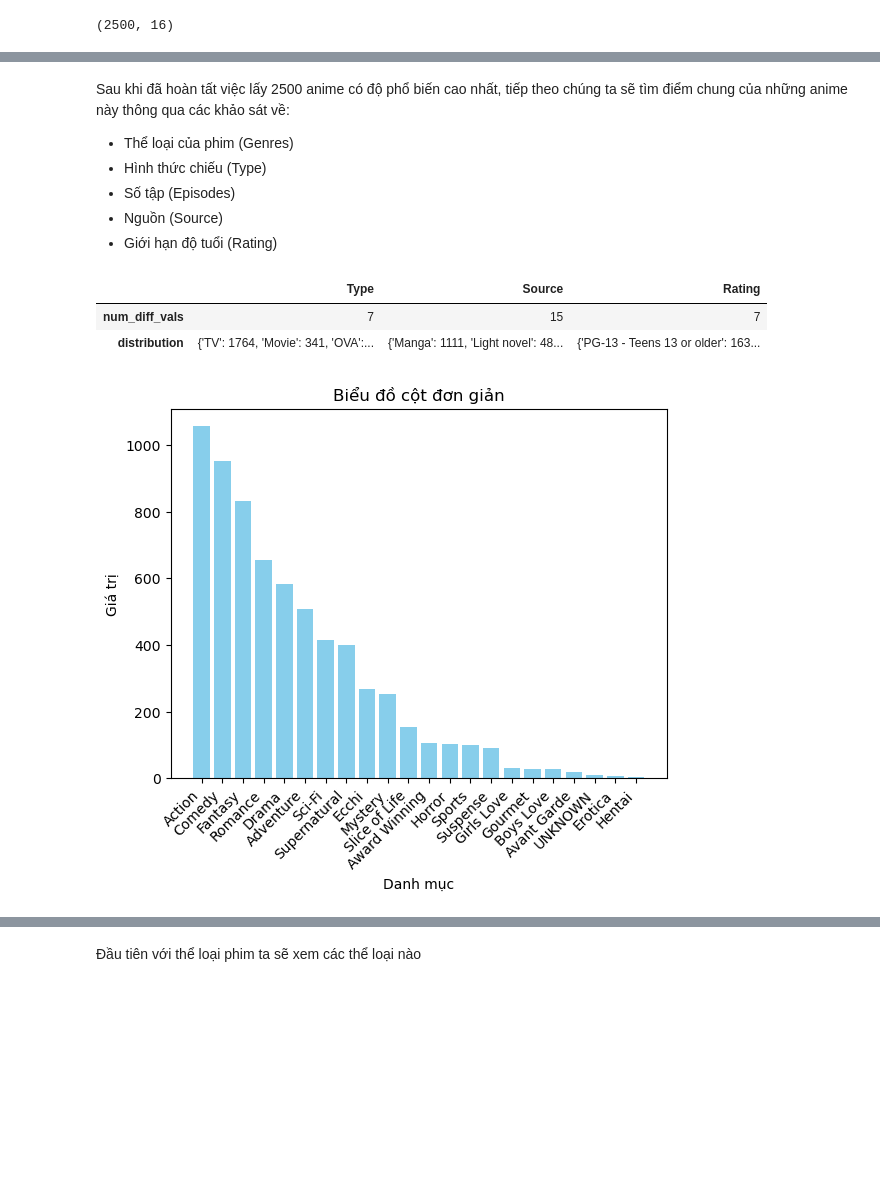
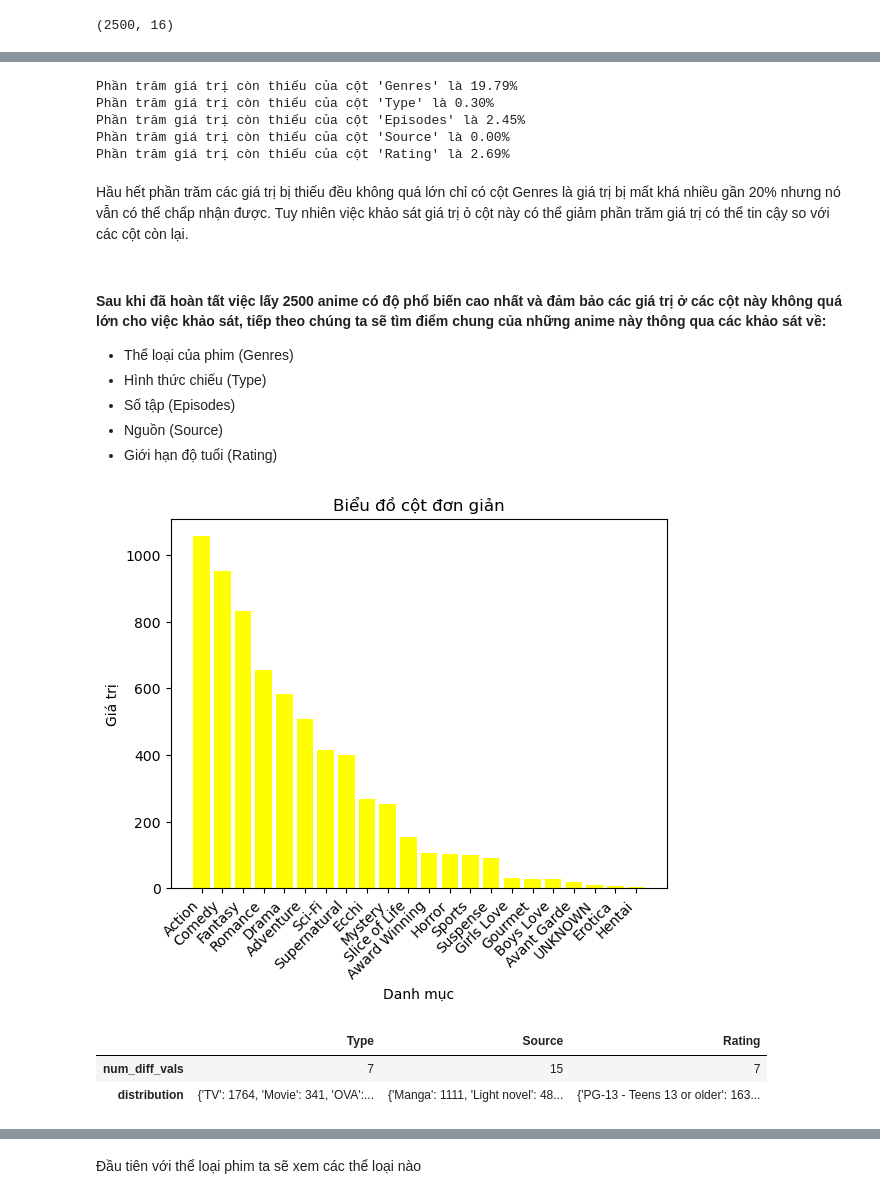
Before and after one commit to AnTuannn/FinalProject_LTKHDL_HKT, a Jupyter notebook: TraLoiCauHoi.ipynb, the cells around one changed output, grey strips where cells are left out. Saved outputs shown, nothing was run; the diff lists cells and outputs as text; code cells hidden in the pictures; blank space fills up the shorter version.

```diff
--- a/TraLoiCauHoi.ipynb
+++ b/TraLoiCauHoi.ipynb
@@ -51,7 +51,7 @@ df_sorted_pop_asc.head()
 # %% [markdown]
 Ở đây ta thấy các cột `Popularity` có giá trị 0 là do cột chưa được đánh giá độ phổ biến do có quá ít thông tin về anime do đó ta phải loại bỏ những cột này.
 # %%
-df_sorted_pop_asc = df_sorted_asc[df_sorted_asc['Popularity'] != 0]
+df_sorted_pop_asc = df_sorted_pop_asc[df_sorted_pop_asc['Popularity'] != 0]
 df_sorted_pop_asc.head()
 # %% [output]
 |  | anime_id | Name | Score | Genres | Type | Episodes | Status | Producers | Studios | Source | Rating | ... |
@@ -70,41 +84,56 @@ top_pop_anime23_df.shape
+# %%
+survey_columns = ['Genres', 'Type', 'Episodes', 'Source', 'Rating']
+for col in survey_columns:
+    if col != 'Episodes':
+        percentage_missing = (anime23_df[col] == 'UNKNOWN').mean() * 100
+    else:
+        percentage_missing = anime23_df[col].isna().mean() * 100
+    print(f'Phần trăm giá trị còn thiếu của cột \'{col}\' là {percentage_missing:.2f}%')
+# %% [output]
+Phần trăm giá trị còn thiếu của cột 'Genres' là 19.79%
+Phần trăm giá trị còn thiếu của cột 'Type' là 0.30%
+Phần trăm giá trị còn thiếu của cột 'Episodes' là 2.45%
+Phần trăm giá trị còn thiếu của cột 'Source' là 0.00%
+Phần trăm giá trị còn thiếu của cột 'Rating' là 2.69%
+# %% [markdown]
+Hầu hết phần trăm các giá trị bị thiếu đều không quá lớn chỉ có cột Genres là giá trị bị mất khá nhiều gần 20% nhưng nó vẫn có thể chấp nhận được. Tuy nhiên việc khảo sát giá trị ỏ cột này có thể giảm phần trăm giá trị có thể tin cậy so với các cột còn lại.
 # %% [markdown]
-Sau khi đã hoàn tất việc lấy 2500 anime có độ phổ biến cao nhất, tiếp theo chúng ta sẽ tìm điểm chung của những anime này thông qua các khảo sát về:
+#### Sau khi đã hoàn tất việc lấy 2500 anime có độ phổ biến cao nhất và đảm bảo các giá trị ở các cột này không quá lớn cho việc khảo sát, tiếp theo chúng ta sẽ tìm điểm chung của những anime này thông qua các khảo sát về:
 - Thể loại của phim (Genres)
 - Hình thức chiếu (Type)
 - Số tập (Episodes)
 - Nguồn (Source)
 - Giới hạn độ tuổi (Rating)
-# %%
-single_columns = ['Type', 'Source', 'Rating']
-single_cate_profile = pd.DataFrame(index=["num_diff_vals", "distribution"])
-num_diff_vals = top_pop_anime23_df[single_columns].nunique()
-distribution = top_pop_anime23_df[single_columns].agg(lambda column: pd.Series(column).value_counts().to_dict())
-single_cate_profile[single_columns] = [num_diff_vals, distribution]
-
-single_cate_profile
-# %% [output]
-|  | Type | Source | Rating |
-| num_diff_vals | 7 | 15 | 7 |
-| distribution | {'TV': 1764, 'Movie': 341, 'OVA':... | {'Manga': 1111, 'Light novel': 48... | {'PG-13 - Teens 13 or older': 163... |
 # %%
-# Tạo dataframe kết quả
 def split_and_melt(column):
     df_split = column.str.split(', ', expand=True).melt().drop('variable', axis=1)
     return df_split['value']
 long_df = top_pop_anime23_df[['Genres']].agg(split_and_melt)
-distribution = long_df.agg(lambda column: pd.Series(column).value_counts().to_dict())
+genres_distribution = long_df.agg(lambda column: pd.Series(column).value_counts().to_dict())
 
-distribution = distribution['Genres']
+genres_distribution = genres_distribution['Genres']
 # %%
 # Vẽ biểu đồ cột
-plt.bar(distribution.keys(), distribution.values(), color='skyblue')
+plt.bar(genres_distribution.keys(), genres_distribution.values(), color='yellow')
 plt.xticks(rotation=45, ha='right')
 # Thêm tiêu đề và nhãn cho trục
 plt.title('Biểu đồ cột đơn giản')
 plt.xlabel('Danh mục')
 plt.ylabel('Giá trị')
 
 # Hiển thị biểu đồ
 plt.show()
 # %% [output]
-[figure, old version]
+[figure, new version]
+# %%
+single_columns = ['Type', 'Source', 'Rating']
+single_cate_profile = pd.DataFrame(index=["num_diff_vals", "distribution"])
+num_diff_vals = top_pop_anime23_df[single_columns].nunique()
+distribution = top_pop_anime23_df[single_columns].agg(lambda column: pd.Series(column).value_counts().to_dict())
+single_cate_profile[single_columns] = [num_diff_vals, distribution]
+
+single_cate_profile
+# %% [output]
+|  | Type | Source | Rating |
+| num_diff_vals | 7 | 15 | 7 |
+| distribution | {'TV': 1764, 'Movie': 341, 'OVA':... | {'Manga': 1111, 'Light novel': 48... | {'PG-13 - Teens 13 or older': 163... |
```
Also changed, not shown: parts of 11 cells of this notebook.
